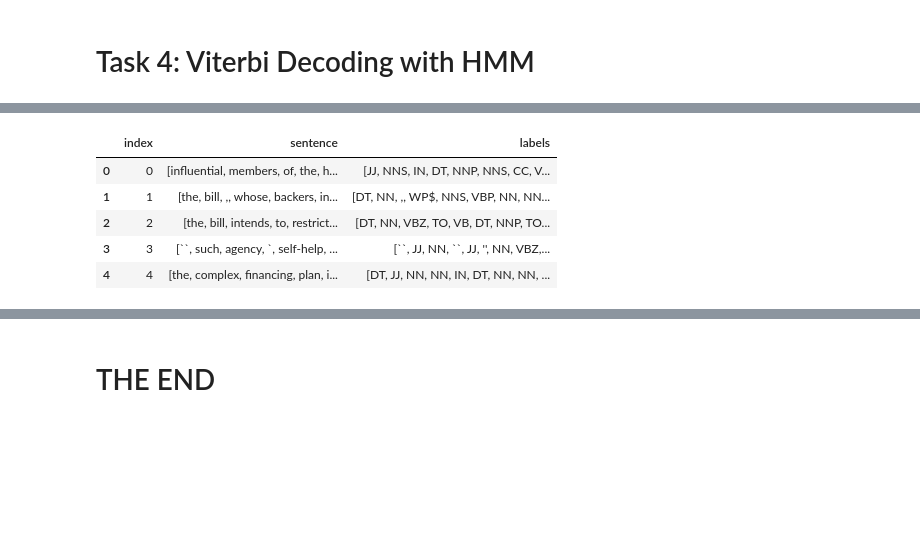
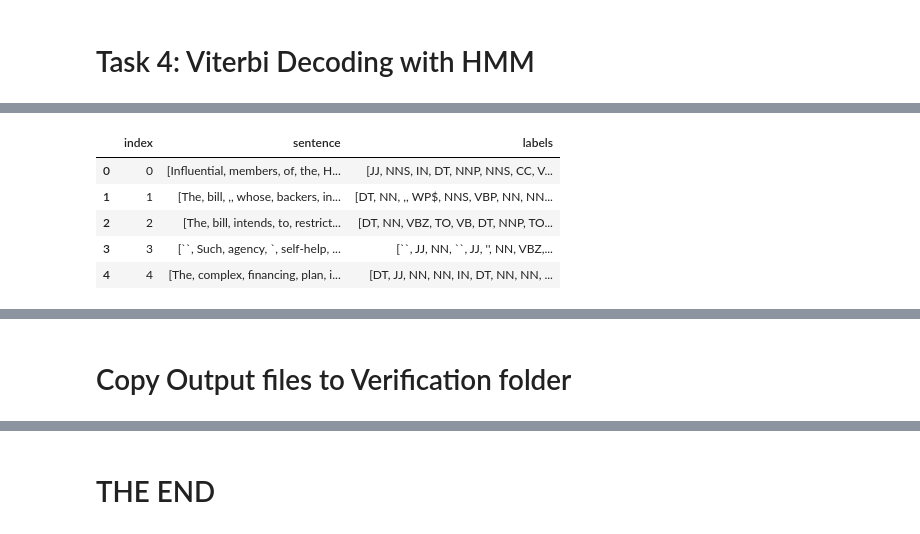
Before and after one commit to KayvanShah1/usc-csci544-applied-nlp-fall23, a Jupyter notebook: hw2/solution/CSCI544_HW2.ipynb, the cells around one changed output, grey strips where cells are left out. Drawn from its saved outputs; the diff is of its cells as text; code cells hidden in the pictures; blank space fills up the shorter version.

Commit message:
outputs verified

```diff
--- a/hw2/solution/CSCI544_HW2.ipynb
+++ b/hw2/solution/CSCI544_HW2.ipynb
@@ -82,23 +82,25 @@ time: 15 ms (started: 2023-09-26 22:56:21 -07:00)
 # Dataset Preparation
 # %%
 class WSJDataset:
-    def __init__(self, path):
+    def __init__(self, path, split="train"):
         self.path = path
+        self.split = split
 
         self.data: pd.DataFrame = None
         self.cols = WSJDatasetConfig.cols
 
-    def read_data(self):
+    def _read_data(self):
         self.data = pd.read_json(self.path)
+        return self.data
 
-    def process_sentences(self):
+    def _process_sentences(self):
         self.data["sentence"] = self.data["sentence"].apply(
             lambda sentence: [word.lower() for word in sentence],
         )
 
     def prepare_dataset(self):
-        self.read_data()
-        self.process_sentences()
+        self._read_data()
+        self._process_sentences()
         return self.data
 
     def get_sentences_with_pos_tags(self):
@@ -145,4 +147,6 @@ time: 140 ms (started: 2023-09-26 22:49:51 -07:00)
 # %%
+unp_test_df = WSJDataset(path=WSJDatasetConfig.test_file_path)._read_data()
+
 test_dataset = WSJDataset(path=WSJDatasetConfig.test_file_path)
 df_test = test_dataset.prepare_dataset()
 print(df_test.shape)
@@ -649,17 +664,17 @@ time: 32 ms (started: 2023-09-27 00:01:33 -07:00)
 # %%
 # Apply Greedy Decoding on Test data
 predicted_test_tags_v = greedy_decoder.decode(test_sentences_with_pos_tags)
 
-df_viterbi_preds = df_test.copy(deep=True)
+df_viterbi_preds = unp_test_df.copy(deep=True)
 df_viterbi_preds["labels"] = predicted_test_tags_v
 
 df_viterbi_preds.to_json(PathConfig.VITERBI_ALGO_OUTPUT_PATH, orient="records", indent=4)
 
 df_viterbi_preds.head()
 # %% [output]
 |  | index | sentence | labels |
-| 0 | 0 | [influential, members, of, the, h... | [JJ, NNS, IN, DT, NNP, NNS, CC, V... |
-| 1 | 1 | [the, bill, ,, whose, backers, in... | [DT, NN, ,, WP$, NNS, VBP, NN, NN... |
-| 2 | 2 | [the, bill, intends, to, restrict... | [DT, NN, VBZ, TO, VB, DT, NNP, TO... |
-| 3 | 3 | [``, such, agency, `, self-help, ... | [``, JJ, NN, ``, JJ, '', NN, VBZ,... |
-| 4 | 4 | [the, complex, financing, plan, i... | [DT, JJ, NN, NN, IN, DT, NN, NN, ... |
+| 0 | 0 | [Influential, members, of, the, H... | [JJ, NNS, IN, DT, NNP, NNS, CC, V... |
+| 1 | 1 | [The, bill, ,, whose, backers, in... | [DT, NN, ,, WP$, NNS, VBP, NN, NN... |
+| 2 | 2 | [The, bill, intends, to, restrict... | [DT, NN, VBZ, TO, VB, DT, NNP, TO... |
+| 3 | 3 | [``, Such, agency, `, self-help, ... | [``, JJ, NN, ``, JJ, '', NN, VBZ,... |
+| 4 | 4 | [The, complex, financing, plan, i... | [DT, JJ, NN, NN, IN, DT, NN, NN, ... |
@@ -666,0 +682,2 @@ time: 813 ms (started: 2023-09-27 00:01:37 -07:00)
+# %% [markdown]
+# Copy Output files to Verification folder
```
Also changed, not shown: parts of 27 cells of this notebook, 5 other files.
